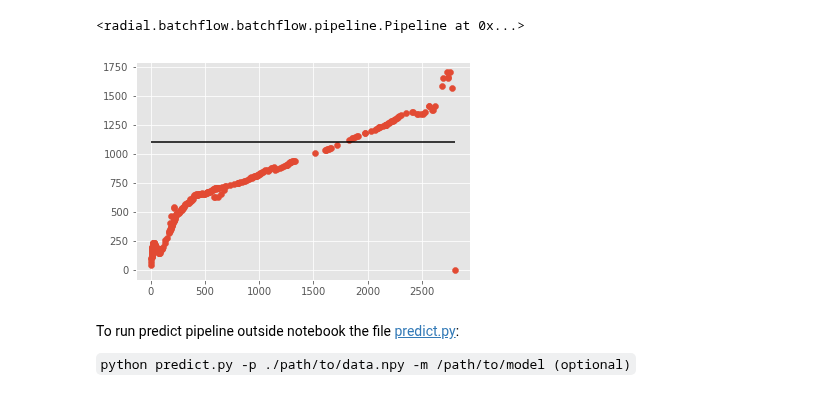
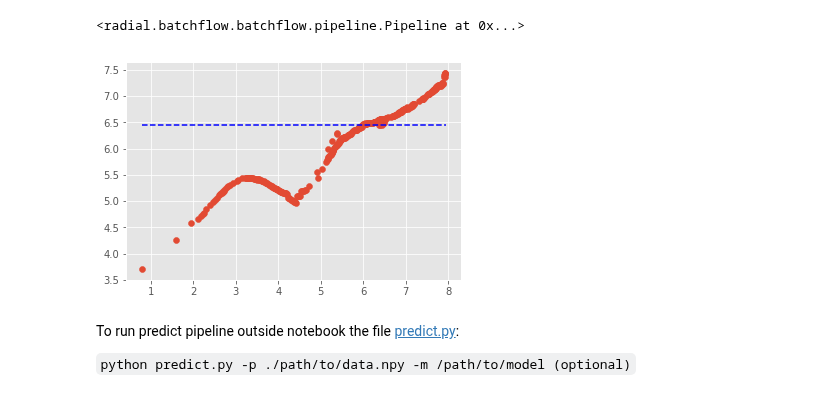
Before and after one commit to analysiscenter/radial, a Jupyter notebook: research/model_description.ipynb, the cells around one changed output. Drawn from its saved outputs; the diff is of its cells as text; code cells hidden in the pictures.

```diff
--- a/research/model_description.ipynb
+++ b/research/model_description.ipynb
@@ -205,7 +203,7 @@ draw_hisogram(research='./model_estimation/', names='test_ape',
 # %% [markdown]
 To make predictions on new data first we load time and derivarive data as numpy arrays of shape (n_items, ) with dtype object (because arrays for every item have different length).
 # %%
-new_log_data = np.load('../radial/tests/data/new_log.npz')
+new_log_data = np.load('/path/to/data/file.npz')
 time = new_log_data['time']
 derivative = new_log_data['derivative']
 
@@ -218,7 +216,7 @@ Preproccesing part loads the data from np.array, drops negative values, drops ou
 # %% [markdown]
 Having trained model saved on some disk path `model_path` use the following pipeline to make preproccessing and get model prediction:
 # %%
-model_path = '../saved_model/'
+model_path = 'saved_model/'
 # %%
 predict_pipeline = (Pipeline()
                      .load(src=(time, derivative), components=['time', 'derivative'])
@@ -253,10 +251,10 @@ INFO:tensorflow:Restoring parameters from ../saved_model/model-1800
 radial_mode = np.mean(np.array(predict_pipeline.get_variable('predictions')))
 # %%
 plt.scatter(time[0], derivative[0])
-plt.hlines(radial_mode, min(time[0]), max(time[0]))
+plt.hlines(radial_mode, min(time[0]), max(time[0]), linestyle='--', color='b')
 plt.show()
 # %% [output]
-[figure, old version]
+[figure, new version]
 # %% [markdown]
 To run predict pipeline outside notebook the file [predict.py](https://github.com/analysiscenter/radial/blob/modify_structure/prod/predict.py):
 
```
Also changed, not shown: parts of 1 cell of this notebook, 1 other file.
